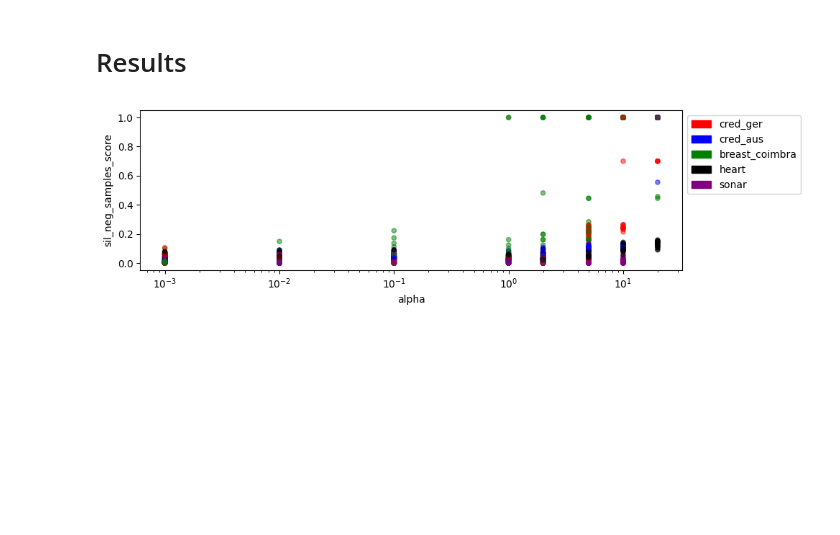
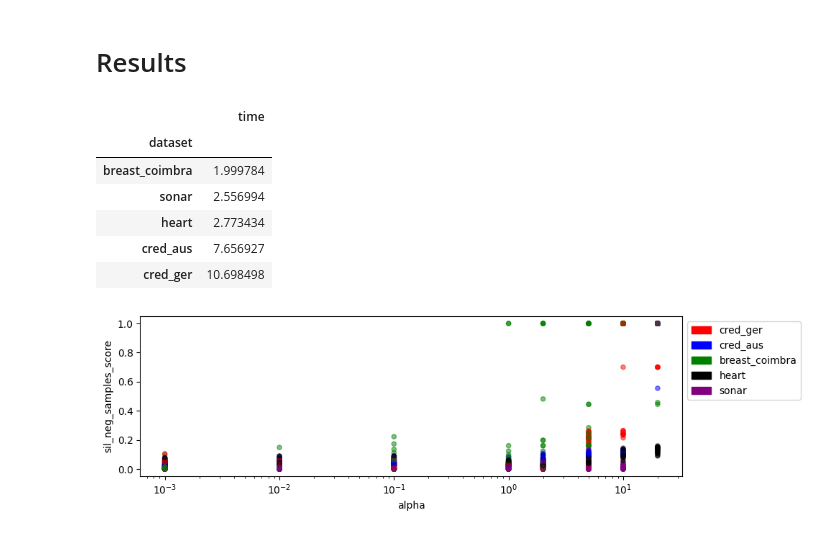
Before and after one commit to vmgustavo/202202-UFMG-RNA, a Jupyter notebook: paper02/visualize.ipynb, the cells around one changed output. Saved outputs shown, nothing was run; the diff lists cells and outputs as text; code cells hidden in the pictures; blank space fills up the shorter version.

```diff
--- a/paper02/visualize.ipynb
+++ b/paper02/visualize.ipynb
@@ -74,6 +74,16 @@ colors = {
     "heart": "black",
     "sonar": "purple",
 }
+# %%
+df.groupby("dataset").agg({"time": "mean"}).sort_values("time")
+# %% [output]
+|  | time |
+| dataset |  |
+| breast_coimbra | 1.999784 |
+| sonar | 2.556994 |
+| heart | 2.773434 |
+| cred_aus | 7.656927 |
+| cred_ger | 10.698498 |
 # %%
 import matplotlib.patches as mpatches
 # %%
```
Also changed, not shown: parts of 2 cells of this notebook, 2 other files.
